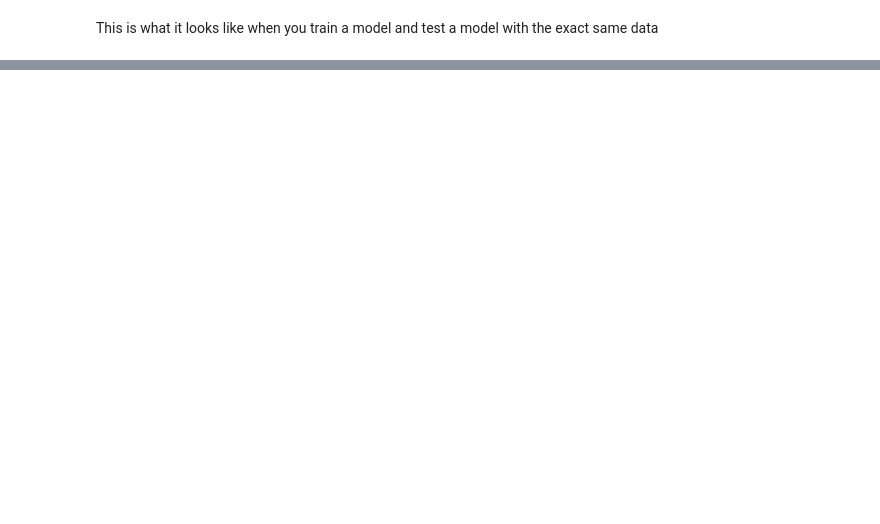
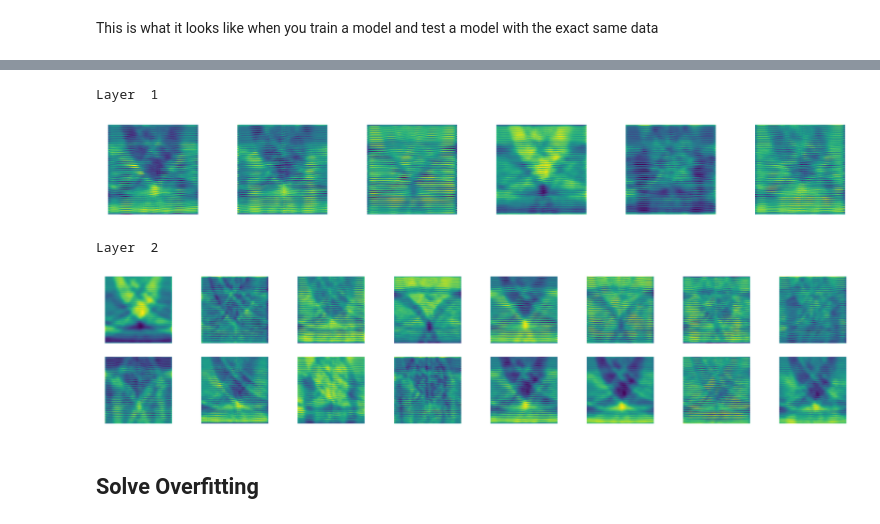
Before and after one commit to BradPohl/brain_tumor_detection, a Jupyter notebook: MRI-Brain-Tumor-Detector.ipynb, the cells around one changed output, grey strips where cells are left out. Cells and saved outputs as stored; diff of their text form; code cells hidden in the pictures; blank space fills up the shorter version.

```diff
--- a/MRI-Brain-Tumor-Detector.ipynb
+++ b/MRI-Brain-Tumor-Detector.ipynb
@@ -389,0 +435,2 @@ This is what it looks like when you train a model and test a model with the exac
+# %%
+img = torch.from_numpy(img).to(device)
@@ -389,0 +446,4 @@ This is what it looks like when you train a model and test a model with the exac
+# %%
+results = [conv_layers[0](img)]
+for i in range(1, len(conv_layers)):
+    results.append(conv_layers[i](results[-1]))
@@ -389,0 +454,18 @@ This is what it looks like when you train a model and test a model with the exac
+# %%
+for num_layer in range(len(results)):
+    plt.figure(figsize=(50,10))
+    layer_viz=results[num_layer].squeeze()
+    print('Layer ', num_layer+1)
+    for i, f in enumerate(layer_viz):
+        plt.subplot(2, 8, i+1)
+        plt.imshow(f.detach().cpu().numpy())
+        plt.axis('off')
+    plt.show()
+    plt.close()
+# %% [output]
+Layer  1
+[figure, added]
+Layer  2
+[figure, added]
+# %% [markdown]
+<h2>Solve Overfitting</h2>
```
Also changed, not shown: parts of 19 cells of this notebook.
